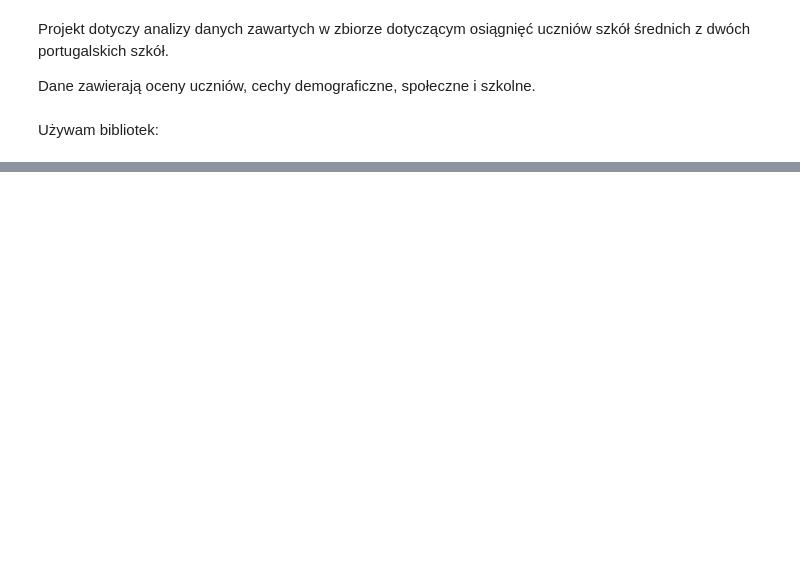
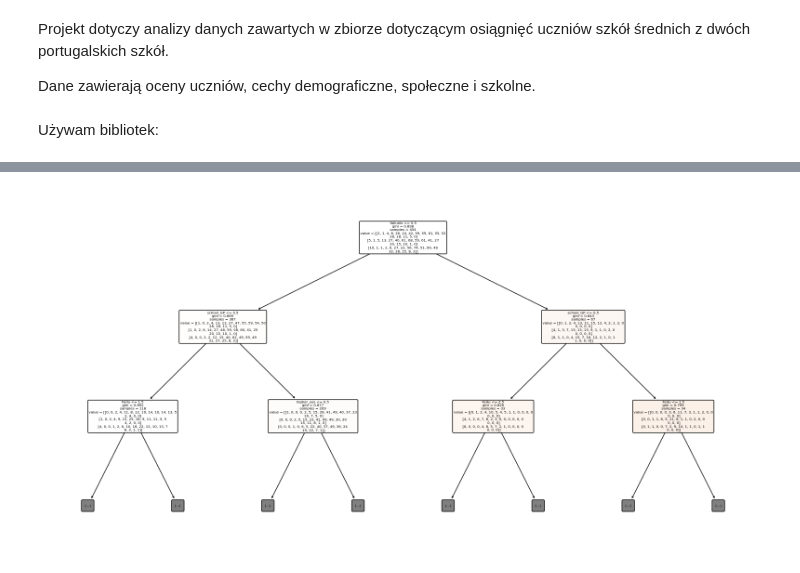
Before and after one commit to gszp1/Data_Analysis, a Jupyter notebook: Projekt.ipynb, the cells around one changed output, grey strips where cells are left out. Saved outputs shown, nothing was run; the diff lists cells and outputs as text; code cells hidden in the pictures; blank space fills up the shorter version.

```diff
--- a/Projekt.ipynb
+++ b/Projekt.ipynb
@@ -22,0 +66,3 @@ X_train, X_test, y_train, y_test = train_test_split(X, y, test_size=0.3, random_
+# %%
+important_features = features[['Medu', 'Fedu', 'studytime', 'school_GP', 'higher_yes', "failures"]]
+important_features
@@ -22,0 +83,16 @@ X_train, X_test, y_train, y_test = train_test_split(X, y, test_size=0.3, random_
+# %%
+X_train, X_test, y_train, y_test = train_test_split(important_features, y, test_size=0.3, random_state=49)
+# %%
+dt_classifier = DecisionTreeClassifier(random_state=42)
+dt_classifier.fit(X_train, y_train)
+
+plt.figure(figsize=(20,10))
+plot_tree(dt_classifier,
+          filled=True,
+          rounded=True,
+          class_names=True,
+          feature_names=X_train.columns,
+          max_depth=2)
+plt.show()
+# %% [output]
+[figure, added]
```
Also changed, not shown: parts of 13 cells of this notebook, 1 other file.
